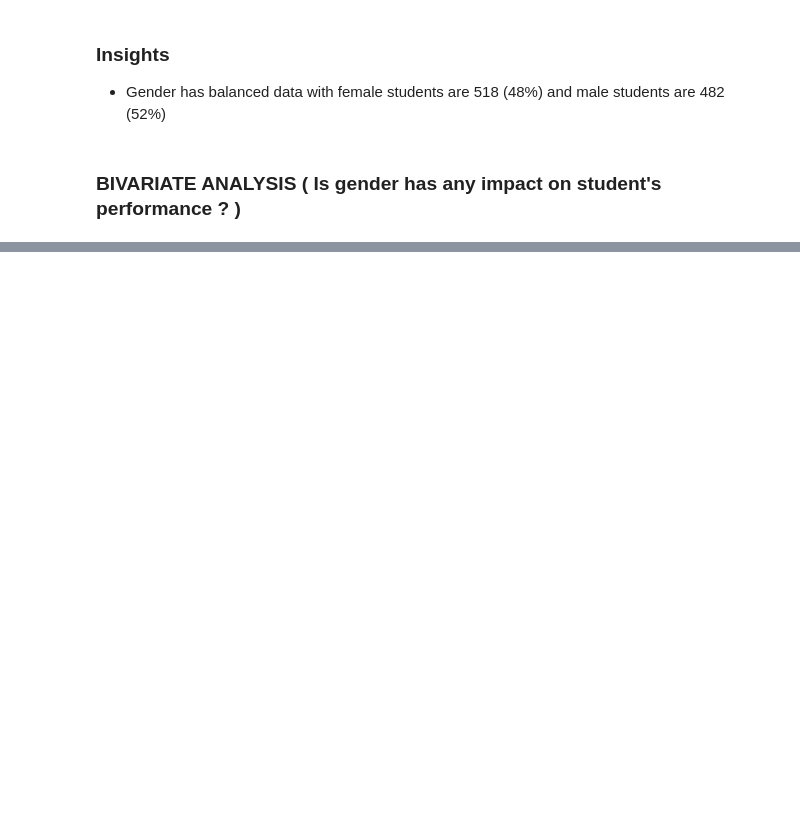
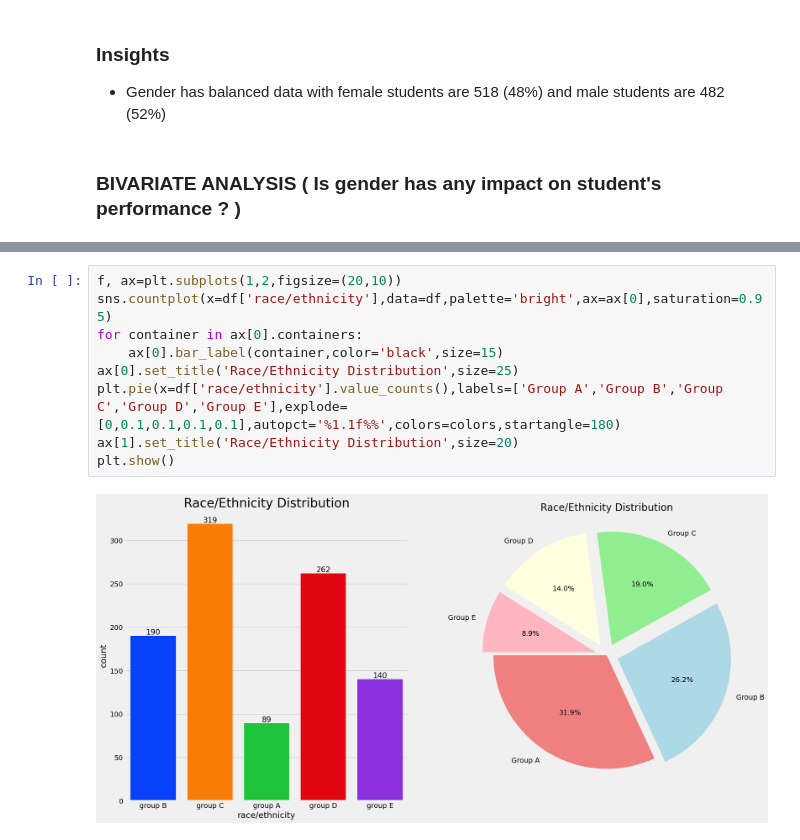
Before and after one commit to nauman-334/MLProject-, a Jupyter notebook: notebook/data/EDAstudentperformance.ipynb, the cells around one changed output, grey strips where cells are left out. Saved outputs shown, nothing was run; the diff lists cells and outputs as text; blank space fills up the shorter version.

```diff
--- a/notebook/data/EDAstudentperformance.ipynb
+++ b/notebook/data/EDAstudentperformance.ipynb
@@ -385,0 +395,11 @@ plt.show()
+# %%
+f, ax=plt.subplots(1,2,figsize=(20,10))
+sns.countplot(x=df['race/ethnicity'],data=df,palette='bright',ax=ax[0],saturation=0.95)
+for container in ax[0].containers:
+    ax[0].bar_label(container,color='black',size=15)
+ax[0].set_title('Race/Ethnicity Distribution',size=25)
+plt.pie(x=df['race/ethnicity'].value_counts(),labels=['Group A','Group B','Group C','Group D','Group E'],explode=[0,0.1,0.1,0.1,0.1],autopct='%1.1f%%',colors=colors,startangle=180)
+ax[1].set_title('Race/Ethnicity Distribution',size=20)
+plt.show()
+# %% [output]
+[figure, added]
```
Also changed, not shown: parts of 24 cells of this notebook.
